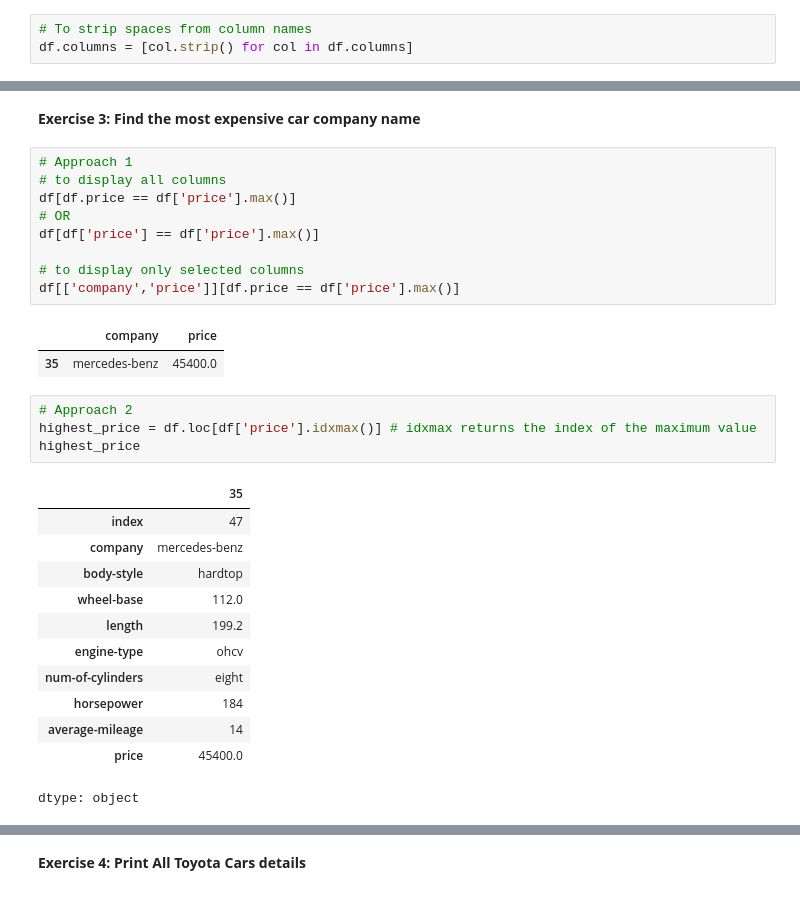
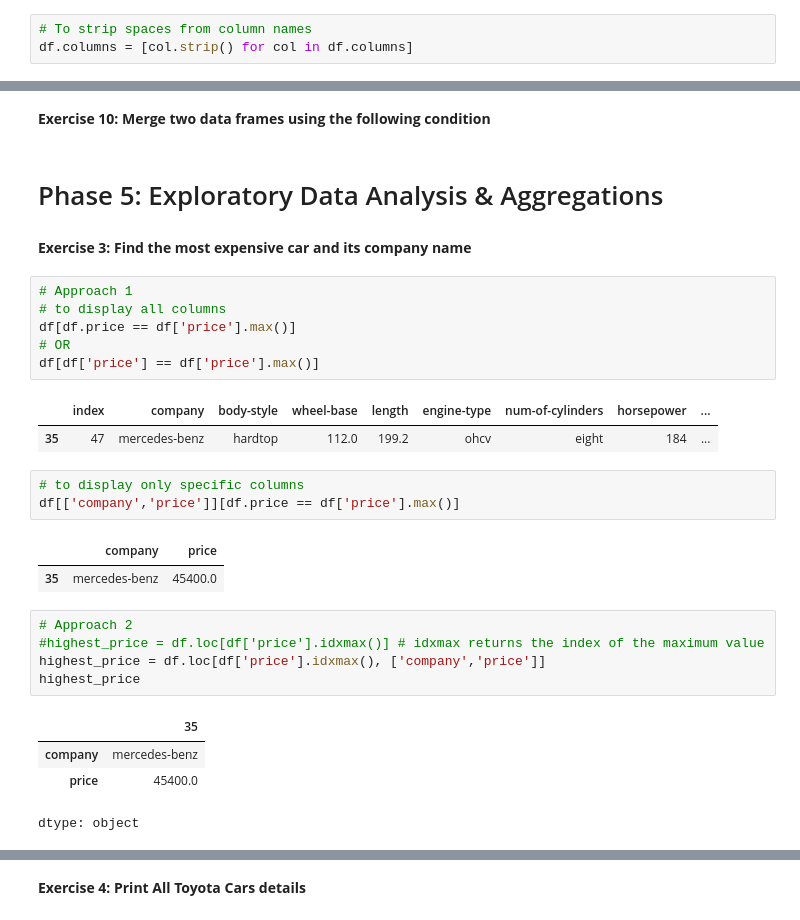
Before and after one commit to MAKhalick/Data-Prep-Portfolio, a Jupyter notebook: Pandas_Practice_1.ipynb, the cells around one changed output, grey strips where cells are left out. Cells and saved outputs as stored; diff of their text form.

```diff
--- a/Pandas_Practice_1.ipynb
+++ b/Pandas_Practice_1.ipynb
@@ -284,31 +294,31 @@ df.columns = [col.strip() for col in df.columns]
+# %% [markdown]
+**Exercise 10: Merge two data frames using the following condition**
+# %% [markdown]
+# Phase 5: Exploratory Data Analysis & Aggregations
 # %% [markdown]
-**Exercise 3: Find the most expensive car company name**
+**Exercise 3: Find the most expensive car and its company name**
 # %%
 # Approach 1
 # to display all columns
 df[df.price == df['price'].max()]
 # OR
 df[df['price'] == df['price'].max()]
-
-# to display only selected columns
-df[['company','price']][df.price == df['price'].max()]
 # %% [output]
-|  | company | price |
-| 35 | mercedes-benz | 45400.0 |
+|  | index | company | body-style | wheel-base | length | engine-type | num-of-cylinders | horsepower | ... |
+| 35 | 47 | mercedes-benz | hardtop | 112.0 | 199.2 | ohcv | eight | 184 | ... |
+# %%
+# to display only specific columns
+df[['company','price']][df.price == df['price'].max()]
+# %% [output]
+|  | company | price |
+| 35 | mercedes-benz | 45400.0 |
 # %%
 # Approach 2
-highest_price = df.loc[df['price'].idxmax()] # idxmax returns the index of the maximum value
+#highest_price = df.loc[df['price'].idxmax()] # idxmax returns the index of the maximum value
+highest_price = df.loc[df['price'].idxmax(), ['company','price']]
 highest_price
 # %% [output]
 |  | 35 |
-| index | 47 |
 | company | mercedes-benz |
-| body-style | hardtop |
-| wheel-base | 112.0 |
-| length | 199.2 |
-| engine-type | ohcv |
-| num-of-cylinders | eight |
-| horsepower | 184 |
-| average-mileage | 14 |
 | price | 45400.0 |
 dtype: object
```
Also changed, not shown: parts of 27 cells of this notebook.
